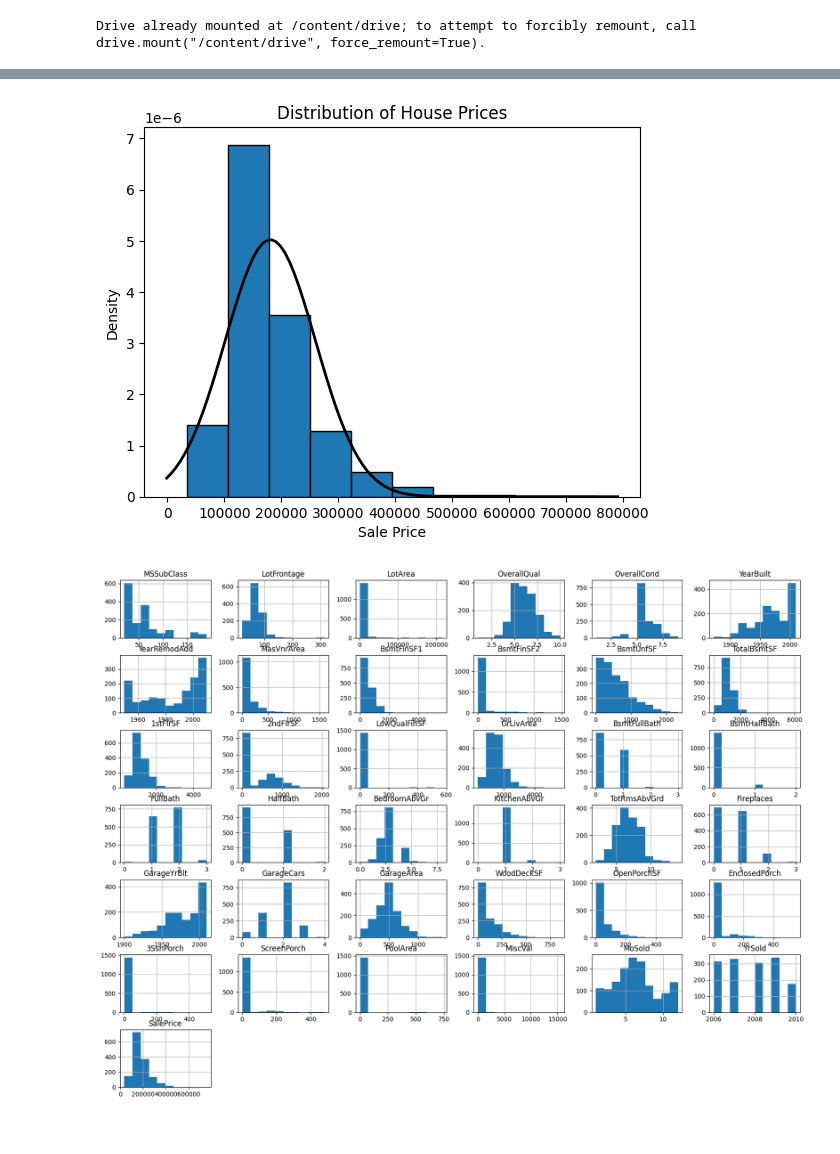
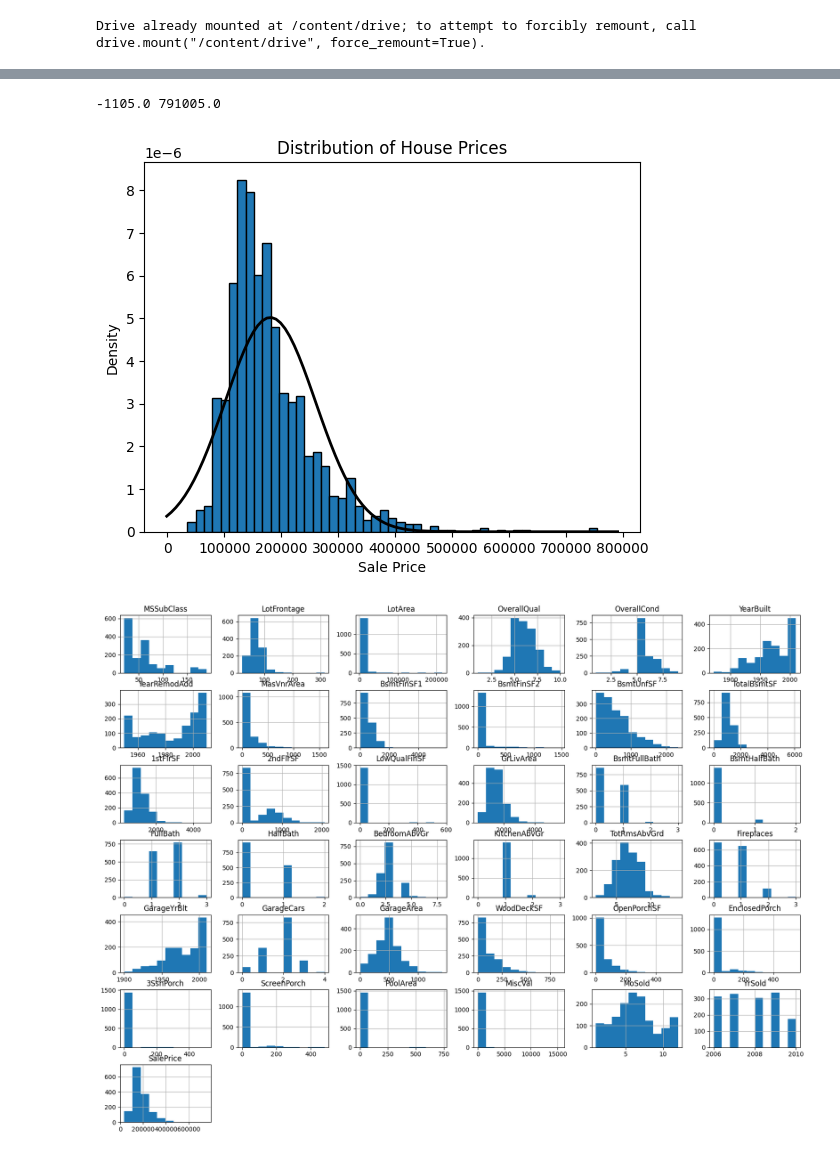
Before and after one commit to Faizanealiqazi/HousePricePrediction, a Jupyter notebook: House_Price_Prediction_ML.ipynb, the cells around one changed output, grey strips where cells are left out. Saved outputs shown, nothing was run; the diff lists cells and outputs as text; code cells hidden in the pictures.

```diff
--- a/House_Price_Prediction_ML.ipynb
+++ b/House_Price_Prediction_ML.ipynb
@@ -102,32 +102,32 @@ No of columns with null values: 19
 # %%
 import numpy as np
 from scipy.stats import norm
 import matplotlib.pyplot as plt
-num_bins=10
-
 
 # Get mean and standard deviation of SalePrice
 mean_price = train_data['SalePrice'].mean()
 std_price = train_data['SalePrice'].std()
 
 # Create histogram
-plt.hist(train_data['SalePrice'], bins=num_bins, density=True, edgecolor='black')
+plt.hist(train_data['SalePrice'], bins='auto', density=True, edgecolor='black')
 
 # Add normal distribution curve
 xmin, xmax = plt.xlim()
+print(xmin, xmax)
 x = np.linspace(xmin, xmax, 100)
 p = norm.pdf(x, mean_price, std_price)
 plt.plot(x, p, 'k', linewidth=2)
 
 # Add labels and title
 plt.xlabel('Sale Price')
 plt.ylabel('Density')
 plt.title('Distribution of House Prices')
 
 # Show plot
 plt.show()
 # %% [output]
+-1105.0 791005.0
-[figure, old version]
+[figure, new version]
 # %%
 #Plotting histogram to see daa distributino for each column
 train_data.hist(figsize = (20,15))
```
Also changed, not shown: parts of 17 cells of this notebook.
